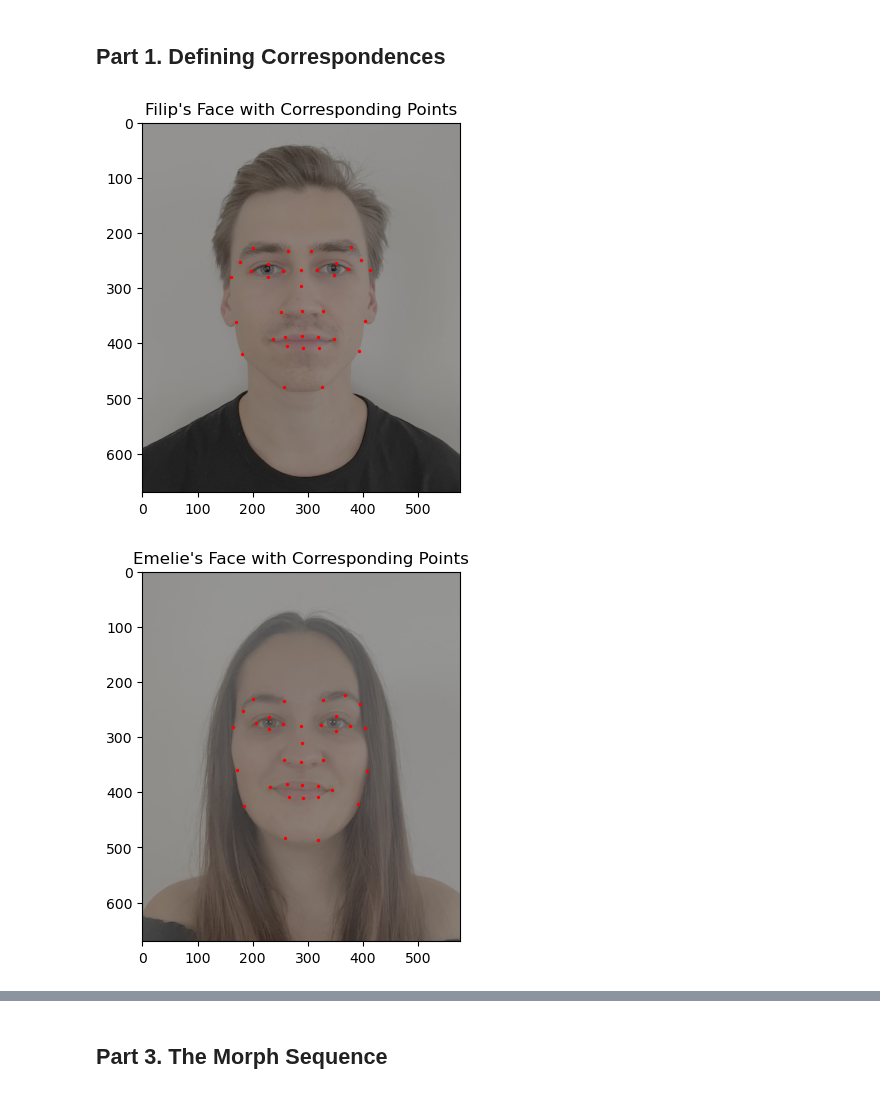
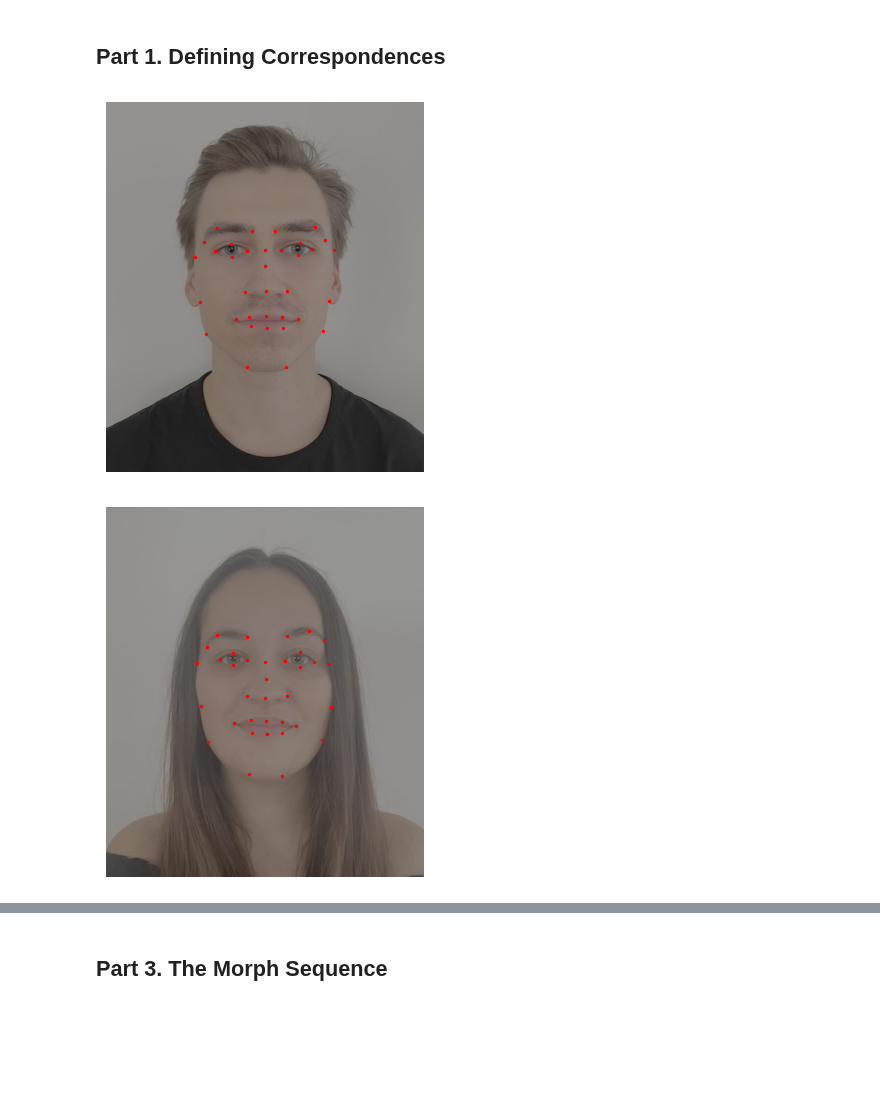
Before and after one commit to filipbagen/cs-180, a Jupyter notebook: p3-face-morphing/code/main.ipynb, the cells around one changed output, grey strips where cells are left out. Drawn from its saved outputs; the diff is of its cells as text; code cells hidden in the pictures; blank space fills up the shorter version.

```diff
--- a/p3-face-morphing/code/main.ipynb
+++ b/p3-face-morphing/code/main.ipynb
@@ -21,34 +22,23 @@ with open('../data/filip_emelie.json', 'r') as f:
 im1_points = np.array(points["im1Points"])
 im2_points = np.array(points["im2Points"])
 # %%
-import cv2
-import matplotlib.pyplot as plt
-
-# Helper function to plot points on an image
-def plot_points_on_face(image, points, title="Image with Points"):
+def plot_points_on_face(image, points):
     # Convert image to RGB for displaying in matplotlib
     image_rgb = cv2.cvtColor(image, cv2.COLOR_BGR2RGB)
 
     # Plot image
     plt.imshow(image_rgb)
     plt.scatter(points[:, 0], points[:, 1], color='red', marker='o', s=2)
 
-    # Set axis limits to match image size
-    plt.xlim(0, image.shape[1])  # Width of the image
-    plt.ylim(image.shape[0], 0)  # Height of the image, inverted Y-axis
-
     # Set title and show the plot
-    plt.title(title)
+    plt.axis('off')
     plt.show()
 
-# Plot Filip's points on Filip's face
-plot_points_on_face(face_a, im1_points, title="Filip's Face with Corresponding Points")
-
-# Plot Emelie's points on Emelie's face
-plot_points_on_face(face_b, im2_points, title="Emelie's Face with Corresponding Points")
+plot_points_on_face(face_a, im1_points)
+plot_points_on_face(face_b, im2_points)
 # %% [output]
-[figure, old version]
+[figure, new version]
-[figure, old version]
+[figure, new version]
 # %%
 # Compute the midway shape points (average of corresponding points)
 midway_points = (im1_points + im2_points) / 2
```
Also changed, not shown: parts of 11 cells of this notebook, 8 other files.
